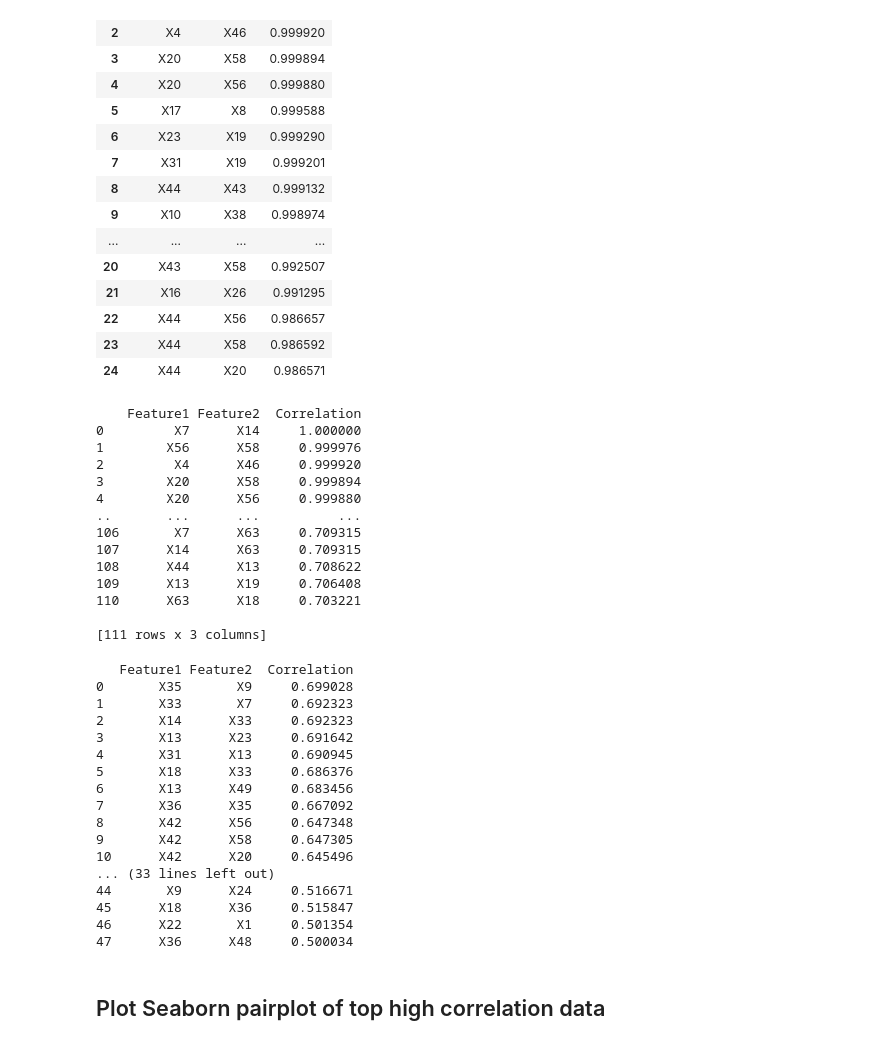
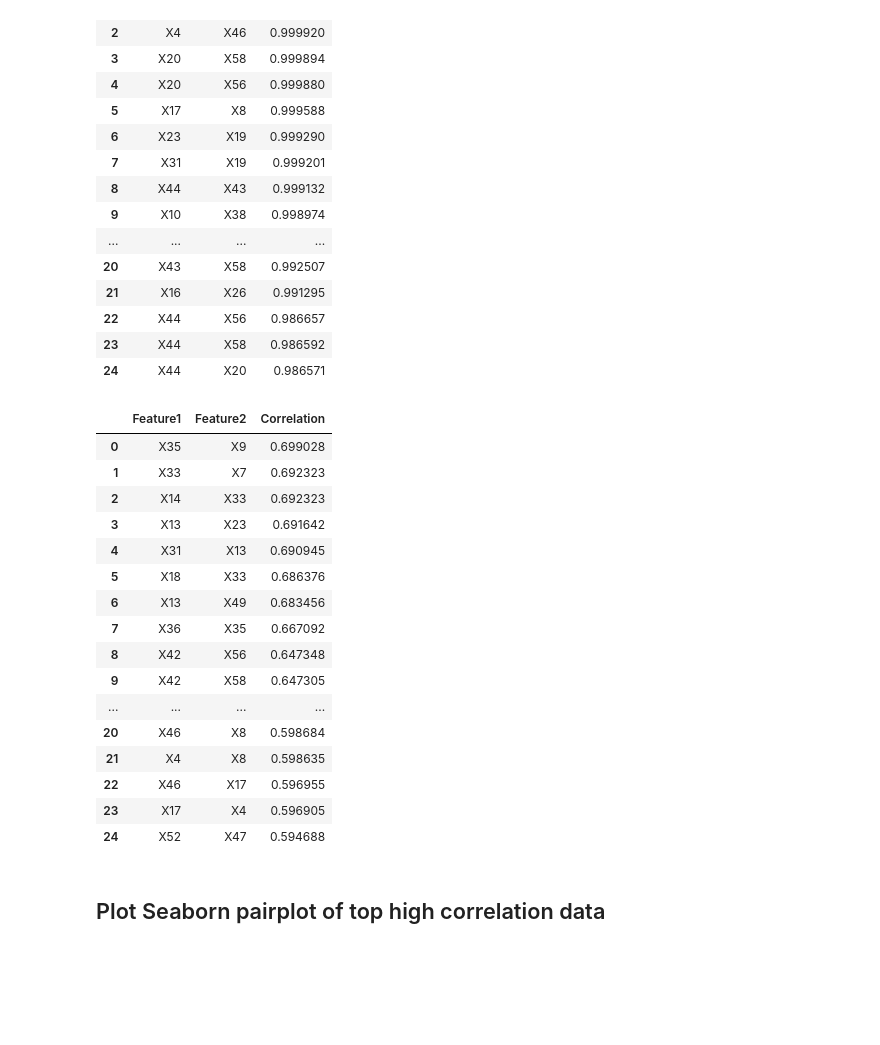
Before and after one commit to bill-fowler65/Springboard, a Jupyter notebook: Capstone Project 2/Code/polishbk-2.4eda.ipynb, the cells around one changed output. Drawn from its saved outputs; the diff is of its cells as text; code cells hidden in the pictures; blank space fills up the shorter version.

```diff
--- a/Capstone Project 2/Code/polishbk-2.4eda.ipynb
+++ b/Capstone Project 2/Code/polishbk-2.4eda.ipynb
@@ -391,23 +393,3 @@ dataCorrhigh.head(25)
 | 22 | X44 | X56 | 0.986657 |
 | 23 | X44 | X58 | 0.986592 |
 | 24 | X44 | X20 | 0.986571 |
-# %%
-highCorr_list = dataCorrhigh['Feature1'].append(dataCorrhigh['Feature2'])
-highCorr_list = dataCorrhigh.drop_duplicates().reset_index(drop=True)
-#print(highCorr_list.value_counts())
-print(highCorr_list)
-# %% [output]
-    Feature1 Feature2  Correlation
-0         X7      X14     1.000000
-1        X56      X58     0.999976
-2         X4      X46     0.999920
-3        X20      X58     0.999894
-4        X20      X56     0.999880
-..       ...      ...          ...
-106       X7      X63     0.709315
-107      X14      X63     0.709315
-108      X44      X13     0.708622
-109      X13      X19     0.706408
-110      X63      X18     0.703221
-
-[111 rows x 3 columns]
@@ -428,26 +396,24 @@ print(highCorr_list)
-# %%
-midCorr_list = dataCorrmid['Feature1'].append(dataCorrmid['Feature2'])
-midCorr_list = dataCorrmid.drop_duplicates().reset_index(drop=True)
-#print(midCorr_list.value_counts())
-print(midCorr_list)
-# %% [output]
-   Feature1 Feature2  Correlation
-0       X35       X9     0.699028
-1       X33       X7     0.692323
-2       X14      X33     0.692323
-3       X13      X23     0.691642
-4       X31      X13     0.690945
-5       X18      X33     0.686376
-6       X13      X49     0.683456
-7       X36      X35     0.667092
-8       X42      X56     0.647348
-9       X42      X58     0.647305
-10      X42      X20     0.645496
-... (33 lines left out)
-44       X9      X24     0.516671
-45      X18      X36     0.515847
-46      X22       X1     0.501354
-47      X36      X48     0.500034
+# %%
+# display mid correlation dataframe
+dataCorrmid.head(25)
+# %% [output]
+|  | Feature1 | Feature2 | Correlation |
+| 0 | X35 | X9 | 0.699028 |
+| 1 | X33 | X7 | 0.692323 |
+| 2 | X14 | X33 | 0.692323 |
+| 3 | X13 | X23 | 0.691642 |
+| 4 | X31 | X13 | 0.690945 |
+| 5 | X18 | X33 | 0.686376 |
+| 6 | X13 | X49 | 0.683456 |
+| 7 | X36 | X35 | 0.667092 |
+| 8 | X42 | X56 | 0.647348 |
+| 9 | X42 | X58 | 0.647305 |
+| ... | ... | ... | ... |
+| 20 | X46 | X8 | 0.598684 |
+| 21 | X4 | X8 | 0.598635 |
+| 22 | X46 | X17 | 0.596955 |
+| 23 | X17 | X4 | 0.596905 |
+| 24 | X52 | X47 | 0.594688 |
 # %% [markdown]
 ## Plot Seaborn pairplot of top high correlation data
 # %% [markdown]
```
Also changed, not shown: parts of 9 cells of this notebook, 1 other file.
